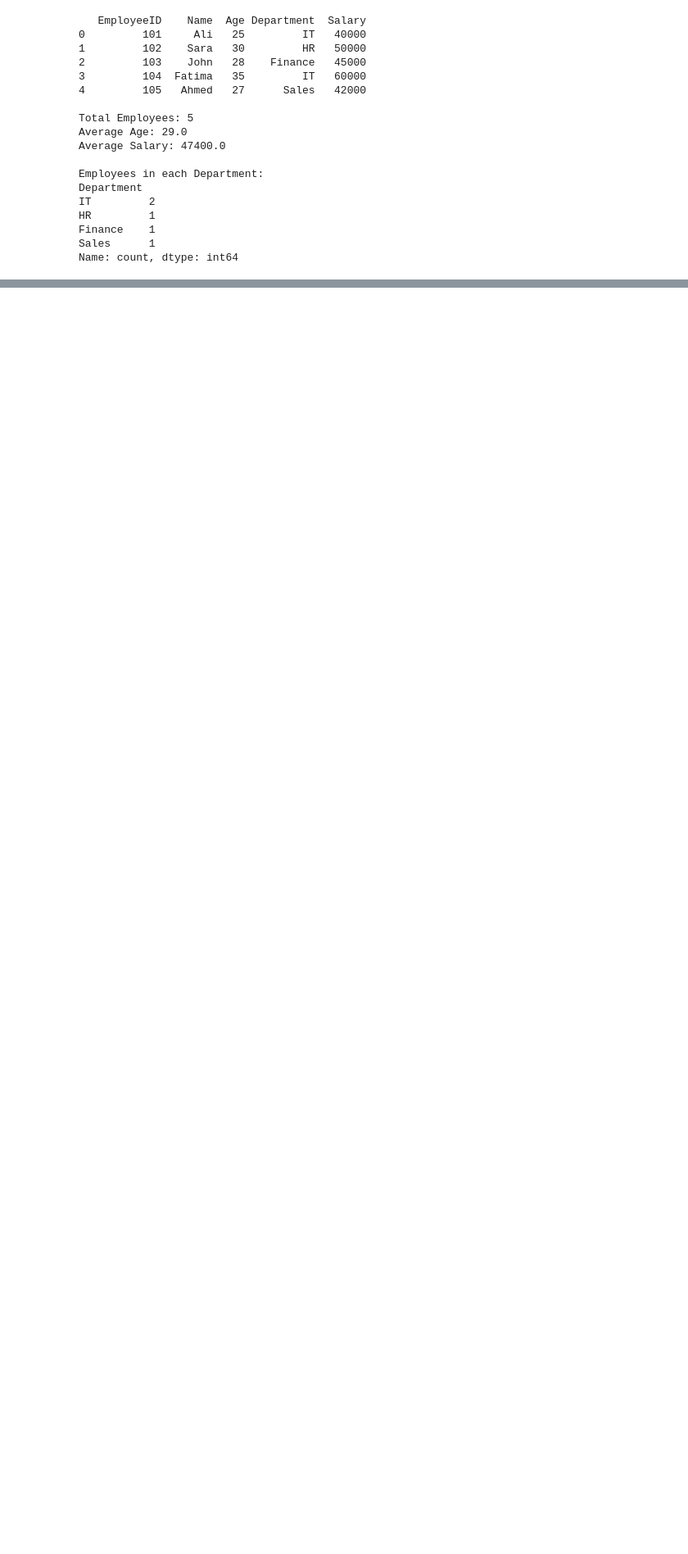
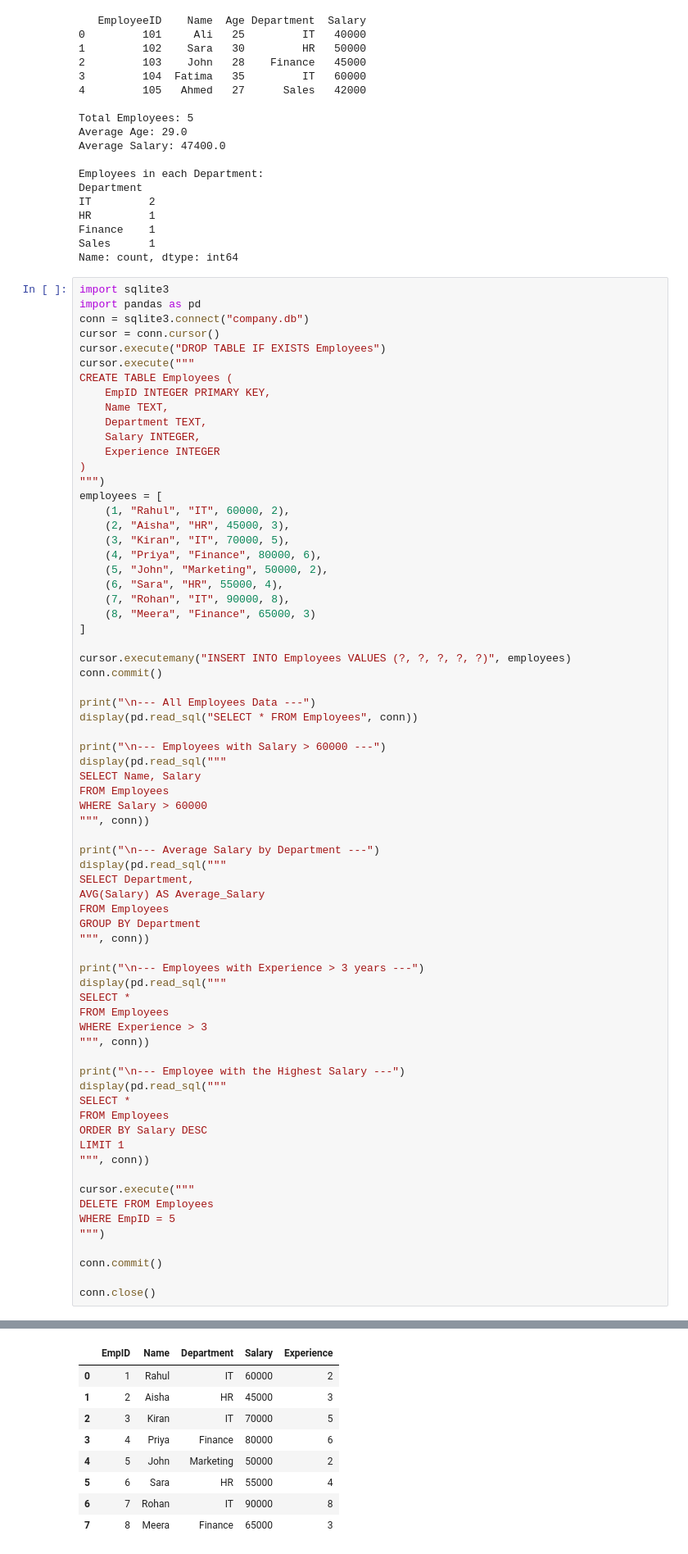
Before and after one commit to sharaaz-ux/AI-Powered-Workforce-Analytics-Talent-Intelligence-Dashboard, a Jupyter notebook: Python_task_And_SQL_task.ipynb, the cells around one changed output, grey strips where cells are left out. Shown at 82% size. Saved outputs shown, nothing was run; the diff lists cells and outputs as text; blank space fills up the shorter version.

```diff
--- a/Python_task_And_SQL_task.ipynb
+++ b/Python_task_And_SQL_task.ipynb
@@ -57,3 +57,74 @@ HR         1
 Finance    1
 Sales      1
 Name: count, dtype: int64
+# %%
+import sqlite3
+import pandas as pd
+conn = sqlite3.connect("company.db")
+cursor = conn.cursor()
+cursor.execute("DROP TABLE IF EXISTS Employees")
+cursor.execute("""
+CREATE TABLE Employees (
+    EmpID INTEGER PRIMARY KEY,
+    Name TEXT,
+    Department TEXT,
+    Salary INTEGER,
+    Experience INTEGER
+)
+""")
+employees = [
+    (1, "Rahul", "IT", 60000, 2),
+    (2, "Aisha", "HR", 45000, 3),
+    (3, "Kiran", "IT", 70000, 5),
+    (4, "Priya", "Finance", 80000, 6),
+    (5, "John", "Marketing", 50000, 2),
+    (6, "Sara", "HR", 55000, 4),
+    (7, "Rohan", "IT", 90000, 8),
+    (8, "Meera", "Finance", 65000, 3)
+]
+
+cursor.executemany("INSERT INTO Employees VALUES (?, ?, ?, ?, ?)", employees)
+conn.commit()
+
+print("\n--- All Employees Data ---")
+display(pd.read_sql("SELECT * FROM Employees", conn))
+
+print("\n--- Employees with Salary > 60000 ---")
+display(pd.read_sql("""
+SELECT Name, Salary
+FROM Employees
+WHERE Salary > 60000
+""", conn))
+
+print("\n--- Average Salary by Department ---")
+display(pd.read_sql("""
+SELECT Department,
+AVG(Salary) AS Average_Salary
+FROM Employees
+GROUP BY Department
+""", conn))
+
+print("\n--- Employees with Experience > 3 years ---")
+display(pd.read_sql("""
+SELECT *
+FROM Employees
+WHERE Experience > 3
+""", conn))
+
+print("\n--- Employee with the Highest Salary ---")
+display(pd.read_sql("""
+SELECT *
+FROM Employees
+ORDER BY Salary DESC
+LIMIT 1
+""", conn))
+
+cursor.execute("""
+DELETE FROM Employees
+WHERE EmpID = 5
+""")
+
+conn.commit()
+
+conn.close()
+# %% [output]
@@ -59,0 +132,9 @@ Name: count, dtype: int64
+|  | EmpID | Name | Department | Salary | Experience |
+| 0 | 1 | Rahul | IT | 60000 | 2 |
+| 1 | 2 | Aisha | HR | 45000 | 3 |
+| 2 | 3 | Kiran | IT | 70000 | 5 |
+| 3 | 4 | Priya | Finance | 80000 | 6 |
+| 4 | 5 | John | Marketing | 50000 | 2 |
+| 5 | 6 | Sara | HR | 55000 | 4 |
+| 6 | 7 | Rohan | IT | 90000 | 8 |
+| 7 | 8 | Meera | Finance | 65000 | 3 |
```
Also changed, not shown: parts of 1 cell of this notebook.
